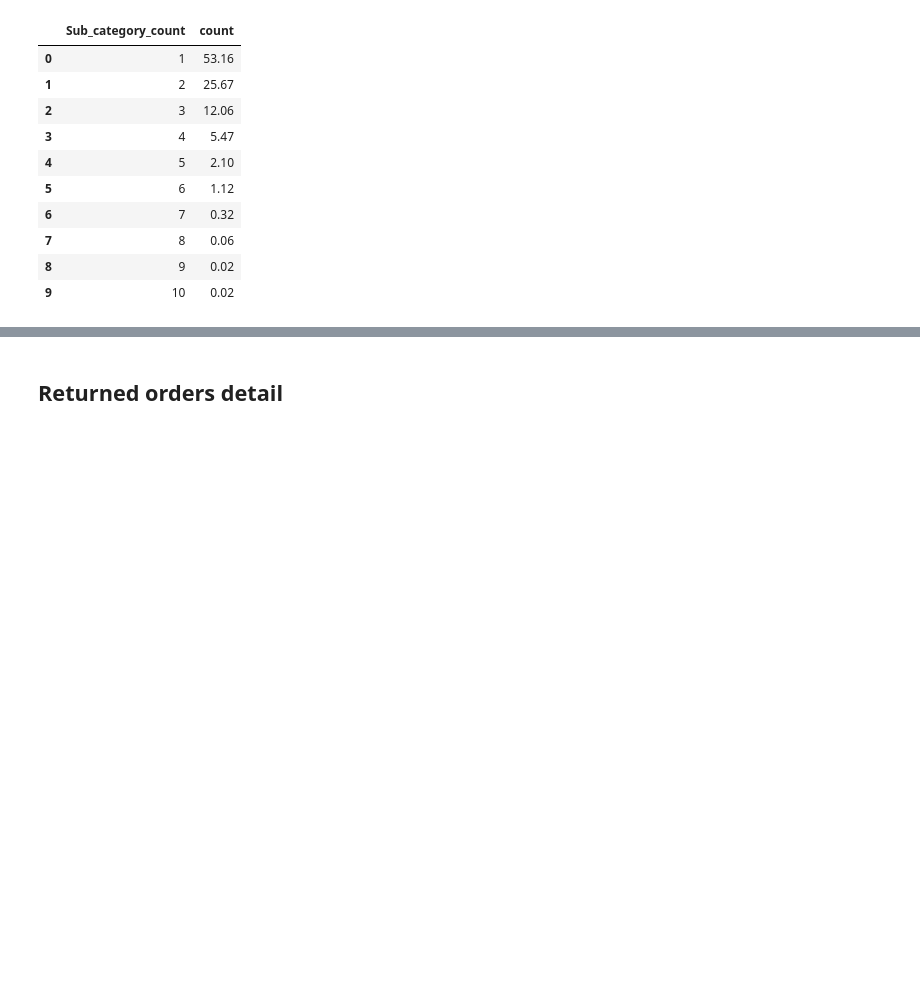
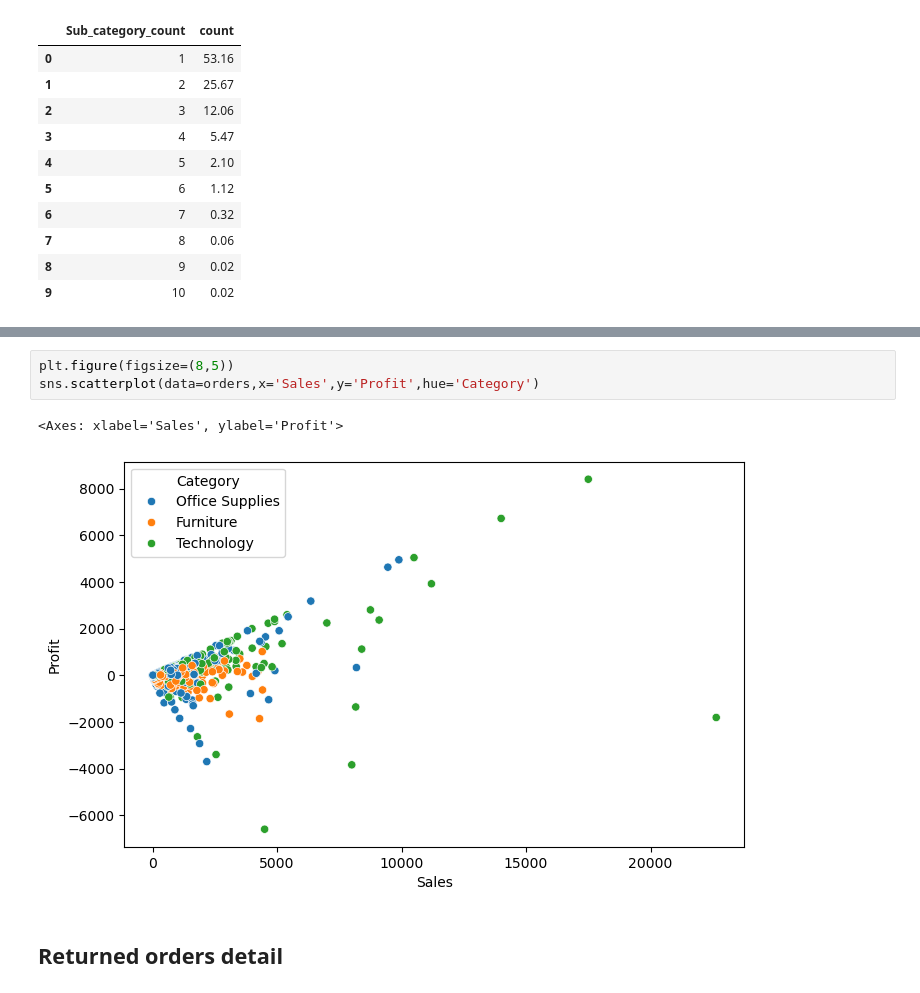
Before and after one commit to Aniket-Raikwar1/Superstore, a Jupyter notebook: Notebooks/Store_Analysis.ipynb, the cells around one changed output, grey strips where cells are left out. Saved outputs shown, nothing was run; the diff lists cells and outputs as text; blank space fills up the shorter version.

```diff
--- a/Notebooks/Store_Analysis.ipynb
+++ b/Notebooks/Store_Analysis.ipynb
@@ -413,3 +563,9 @@ round(order_cat['Sub_category_count'].value_counts()/len(order_cat)*100,2).reset
+# %%
+plt.figure(figsize=(8,5))
+sns.scatterplot(data=orders,x='Sales',y='Profit',hue='Category')
+# %% [output]
+<Axes: xlabel='Sales', ylabel='Profit'>
+[figure, added]
 # %% [markdown]
 ## Returned orders detail
 # %% [markdown]
```
Also changed, not shown: parts of 22 cells of this notebook.
